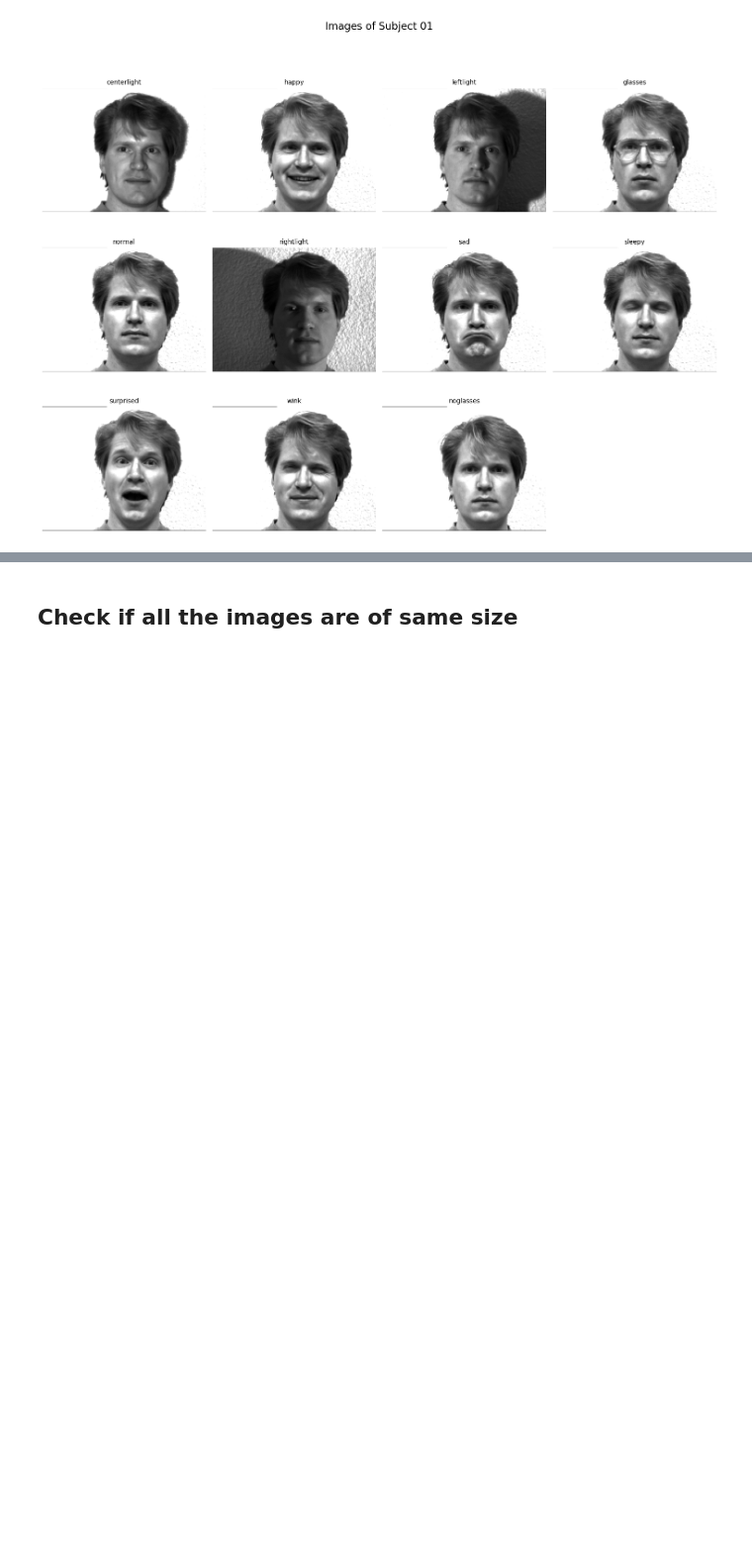
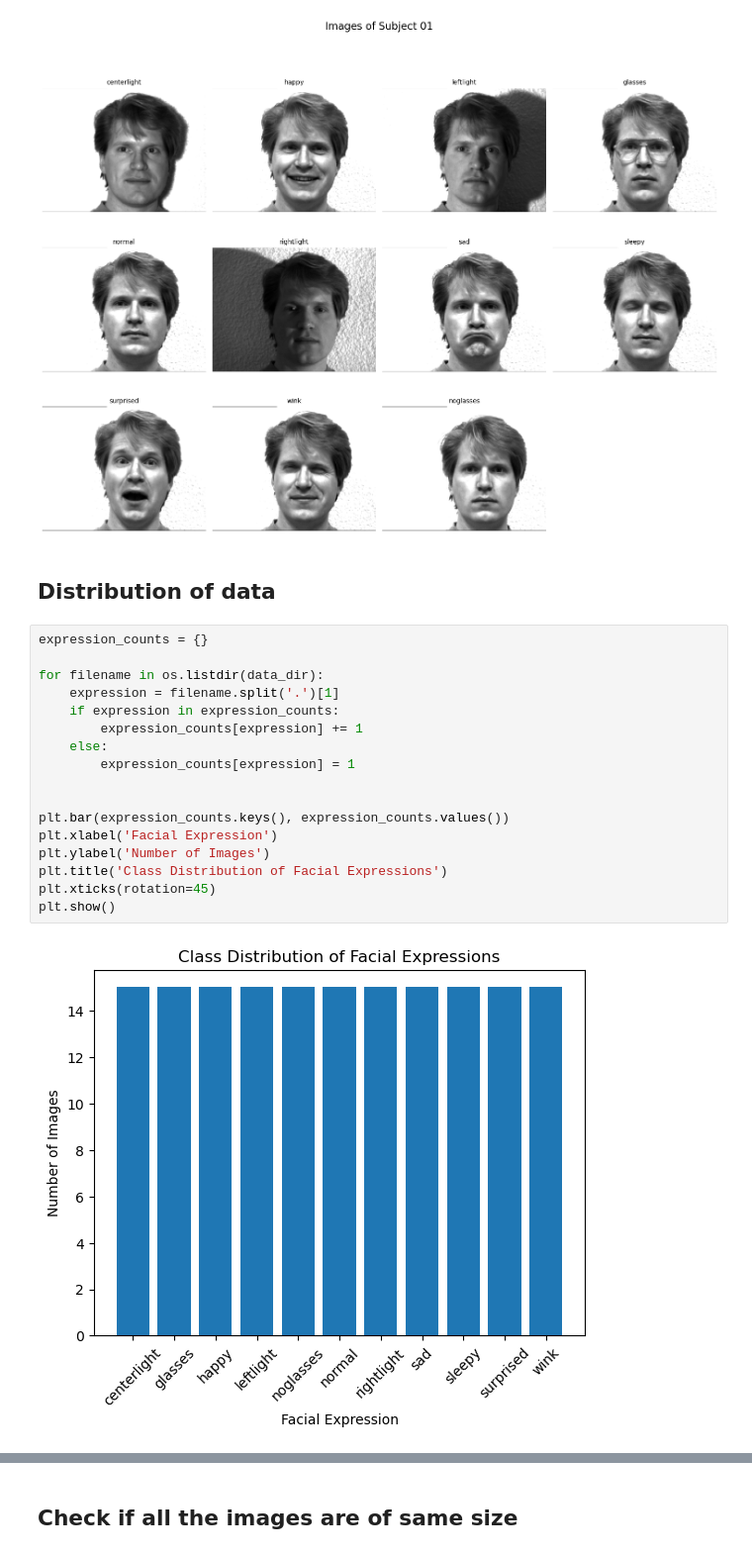
Before and after one commit to sinhajiya/Face_Recognition_from_Features_using_Yale_Face_Database, a Jupyter notebook: main.ipynb, the cells around one changed output, grey strips where cells are left out. Shown at 99% size. Cells and saved outputs as stored; diff of their text form; blank space fills up the shorter version.

```diff
--- a/main.ipynb
+++ b/main.ipynb
@@ -95,3 +96,24 @@ def show_data(subject_id):
 show_data(subject_id='01')
 # %% [output]
 [figure]
+# %% [markdown]
+## Distribution of data
+# %%
+expression_counts = {}
+
+for filename in os.listdir(data_dir):
+    expression = filename.split('.')[1]
+    if expression in expression_counts:
+        expression_counts[expression] += 1
+    else:
+        expression_counts[expression] = 1
+
+
+plt.bar(expression_counts.keys(), expression_counts.values())
+plt.xlabel('Facial Expression')
+plt.ylabel('Number of Images')
+plt.title('Class Distribution of Facial Expressions')
+plt.xticks(rotation=45)
+plt.show()
+# %% [output]
+[figure, added]
```
Also changed, not shown: parts of 14 cells of this notebook.
